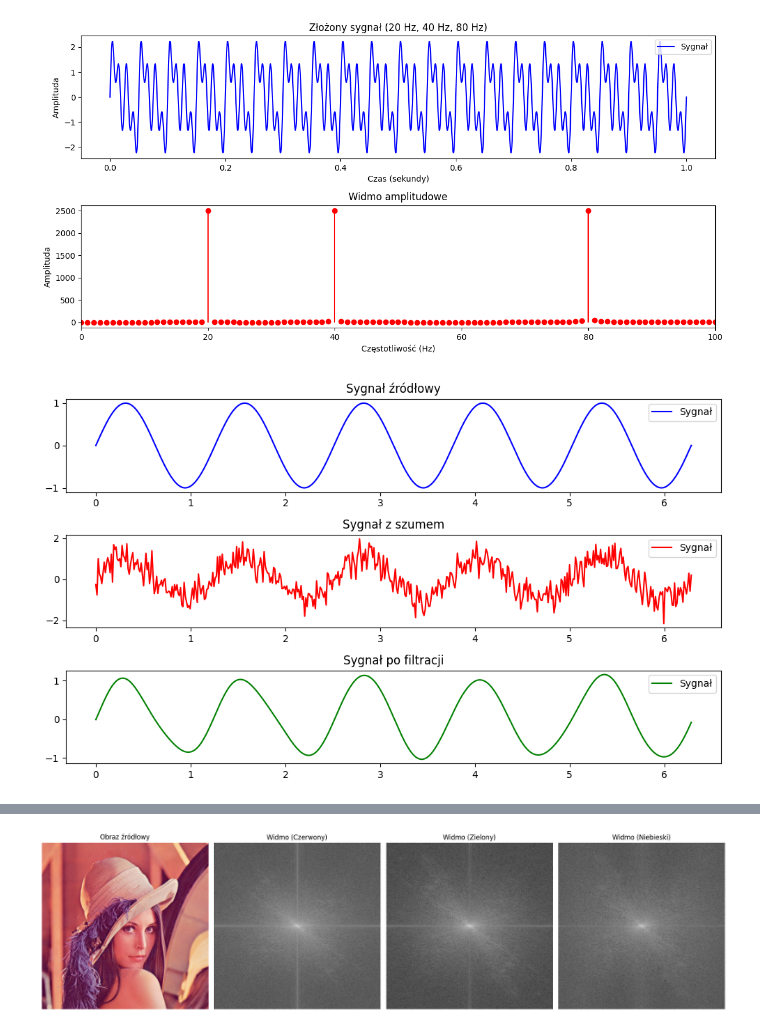
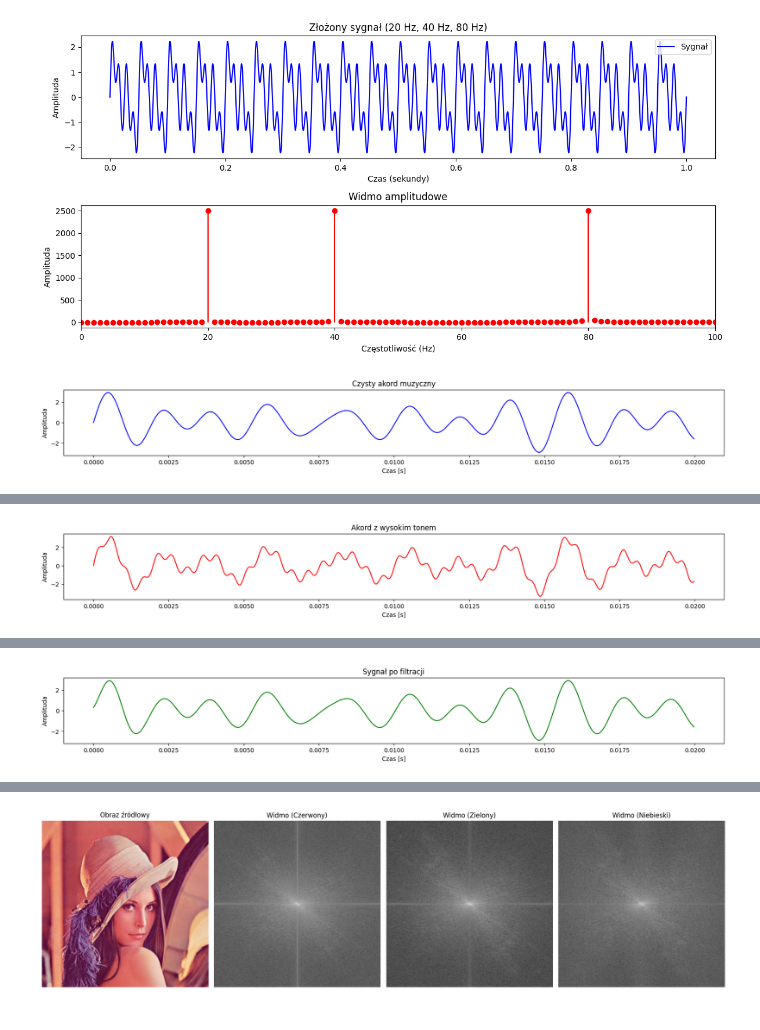
Before and after one commit to TeriyakiGod/image-processing, a Jupyter notebook: fourier.ipynb, the cells around one changed output, grey strips where cells are left out. Cells and saved outputs as stored; diff of their text form; code cells hidden in the pictures.

```diff
--- a/fourier.ipynb
+++ b/fourier.ipynb
@@ -62,42 +62,63 @@ plt.show()
 # %%
 import numpy as np
 import matplotlib.pyplot as plt
+from IPython.display import Audio, display
 
-# Create a noisy sine wave
-x = np.linspace(0, 2 * np.pi, 500)
-signal = np.sin(5 * x)  # Pure sine wave with 5 cycles
-noise = 0.4 * np.random.randn(len(x))  # Add random noise
-noisy_signal = signal + noise
+# Create a musical chord (combination of frequencies)
+fs = 44100  # Sampling frequency (44.1 kHz, CD quality)
+duration = 2  # Duration in seconds
+x = np.linspace(0, duration, int(fs * duration), endpoint=False)
+
+freq1 = 392    #G
+freq2 = 523.25 #C
+freq3 = 587.33 #D
+signal = (
+    np.sin(2 * np.pi * freq1 * x) +
+    np.sin(2 * np.pi * freq2 * x) +
+    np.sin(2 * np.pi * freq3 * x)
+)
+
+# Add a high-pitched noise
+high_pitched_noise_freq = 2000
+high_pitched_noise = 0.5 * np.sin(2 * np.pi * high_pitched_noise_freq * x)
+noisy_signal = signal + high_pitched_noise
 
 # Perform Fourier Transform
 fft = np.fft.fft(noisy_signal)
-frequencies = np.fft.fftfreq(len(x), d=(x[1] - x[0]))
+frequencies = np.fft.fftfreq(len(x), d=1 / fs)
 
 # Apply a low-pass filter to remove high frequencies
 fft_filtered = fft.copy()
-fft_filtered[np.abs(frequencies) > 2] = 0 # low-pass filter with cutoff frequency of 2 Hz
+fft_filtered[np.abs(frequencies) > 1000] = 0  # Low-pass filter with cutoff frequency of 1000 Hz
 
 # Inverse Fourier Transform to get the denoised signal
-filtered_signal = np.fft.ifft(fft_filtered)
+filtered_signal = np.fft.ifft(fft_filtered).real
 
-# Plot the results
-plt.figure(figsize=(10, 6))
-plt.subplot(3, 1, 1)
-plt.title("Sygnał źródłowy")
-plt.plot(x, signal, label="Sygnał", color='blue')
-plt.legend()
+# Plot and play the original signal
+fig, ax = plt.subplots(figsize=(20, 2))
+ax.plot(x[:int(0.02 * fs)], signal[:int(0.02 * fs)], color='blue')
+ax.set_title("Czysty akord muzyczny")
+ax.set_xlabel("Czas [s]")
+ax.set_ylabel("Amplituda")
+plt.show()
+display(Audio(signal, rate=fs))
 
-plt.subplot(3, 1, 2)
-plt.title("Sygnał z szumem")
-plt.plot(x, noisy_signal, label="Sygnał", color='red')
-plt.legend()
+# Plot and play the noisy signal
+fig, ax = plt.subplots(figsize=(20, 2))
+ax.plot(x[:int(0.02 * fs)], noisy_signal[:int(0.02 * fs)], color='red')
+ax.set_title("Akord z wysokim tonem")
+ax.set_xlabel("Czas [s]")
+ax.set_ylabel("Amplituda")
+plt.show()
+display(Audio(noisy_signal, rate=fs))
 
-plt.subplot(3, 1, 3)
-plt.title("Sygnał po filtracji")
-plt.plot(x, filtered_signal.real, label="Sygnał", color='green')
-plt.legend()
-
-plt.tight_layout()
+# Plot and play the filtered signal
+fig, ax = plt.subplots(figsize=(20, 2))
+ax.plot(x[:int(0.02 * fs)], filtered_signal[:int(0.02 * fs)], color='green')
+ax.set_title("Sygnał po filtracji")
+ax.set_xlabel("Czas [s]")
+ax.set_ylabel("Amplituda")
 plt.show()
+display(Audio(filtered_signal, rate=fs))
 # %% [output]
-[figure, old version]
+[figure, new version]
@@ -103,0 +126 @@ plt.show()
+[figure, added]
@@ -103,0 +128 @@ plt.show()
+[figure, added]
```
Also changed, not shown: parts of 2 cells of this notebook, 1 other file.
